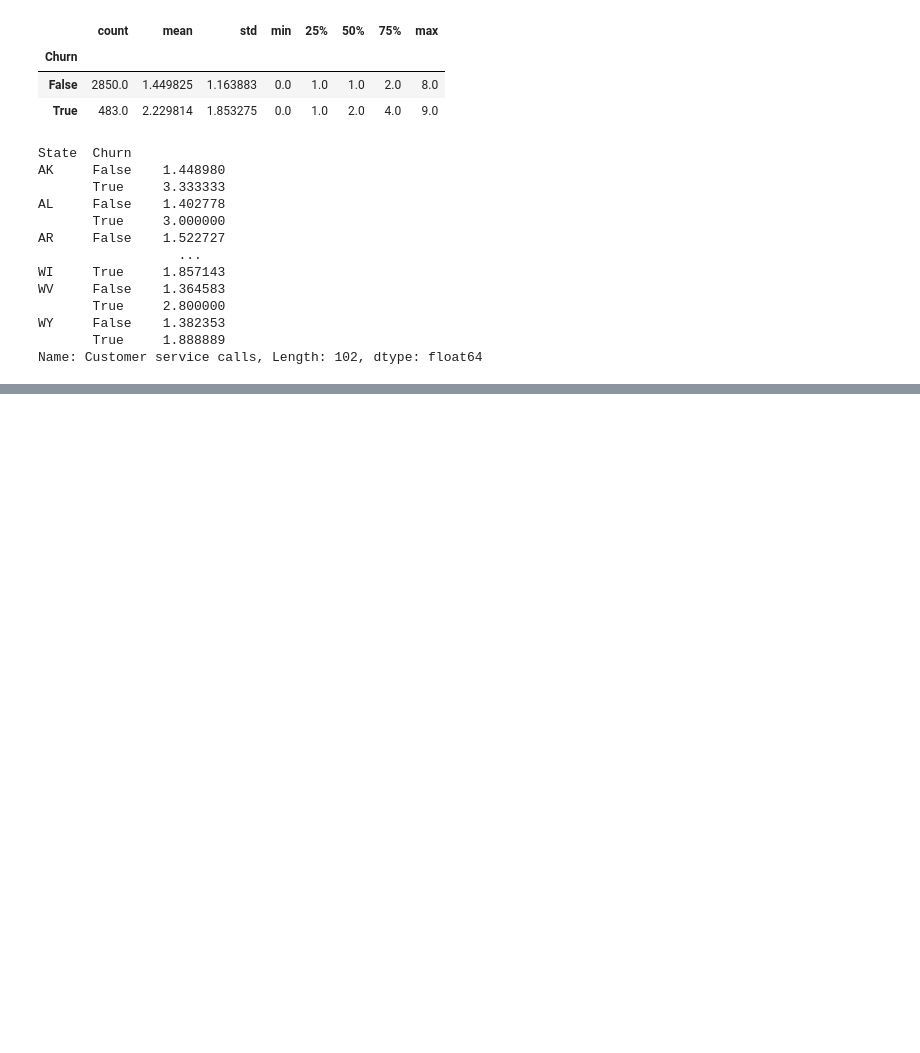
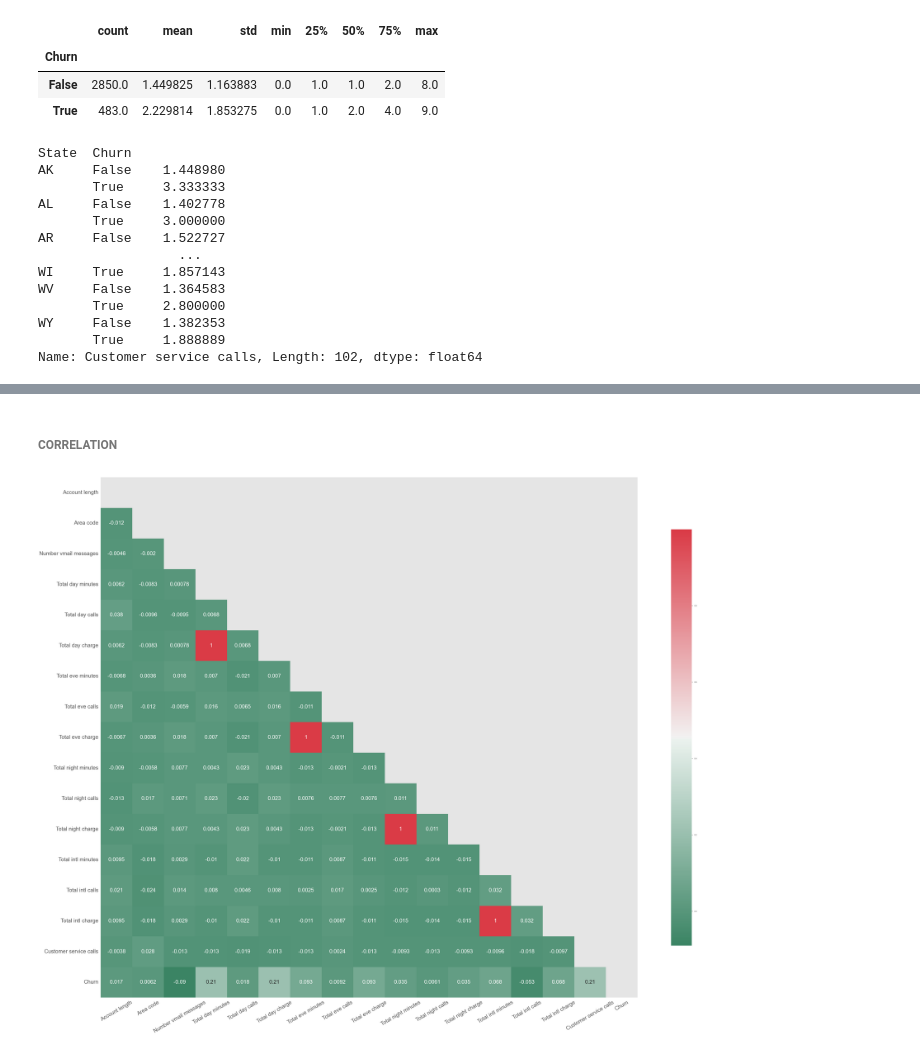
Before and after one commit to Harsshhhh/Telecom-Churn-Analysis-and-Prediction, a Jupyter notebook: Telecom_Churn_Analysis.ipynb, the cells around one changed output, grey strips where cells are left out. Cells and saved outputs as stored; diff of their text form; code cells hidden in the pictures; blank space fills up the shorter version.

```diff
--- a/Telecom_Churn_Analysis.ipynb
+++ b/Telecom_Churn_Analysis.ipynb
@@ -341,0 +328,36 @@ for rect in ax.patches:
+# %% [markdown]
+###### CORRELATION
+# %%
+
+# Creating the data
+data = telecom.corr()
+
+# Generate a mask for the upper triangle
+mask = np.zeros_like(data, dtype=bool)
+mask[np.triu_indices_from(mask)] = True
+
+
+# Set up the matplotlib figure to control size of heatmap
+fig, ax = plt.subplots(figsize=(60,50))
+
+
+# Create a custom color palette
+cmap = sns.diverging_palette(150, 10,as_cmap=True)
+# as_cmap returns a matplotlib colormap object rather than a list of colors
+# Green = Good (low correlation), Red = Bad (high correlation) between the independent variables
+
+# Plot the heatmap
+g = sns.heatmap(data=data, annot=True, ax=ax, cmap=cmap,
+                 mask=mask,# Splits heatmap into a triangle
+                annot_kws={"size":30},  #Annotation size
+               cbar_kws={"shrink": 0.8} # Color bar size
+               )
+
+# Changes size of the values on the label
+ax.tick_params(labelsize=30)
+
+ax.set_yticklabels(g.get_yticklabels(), rotation=0)
+ax.set_xticklabels(g.get_xticklabels(), rotation=30)
+plt.show()
+# %% [output]
+[figure, added]
```
Also changed, not shown: parts of 18 cells of this notebook.
